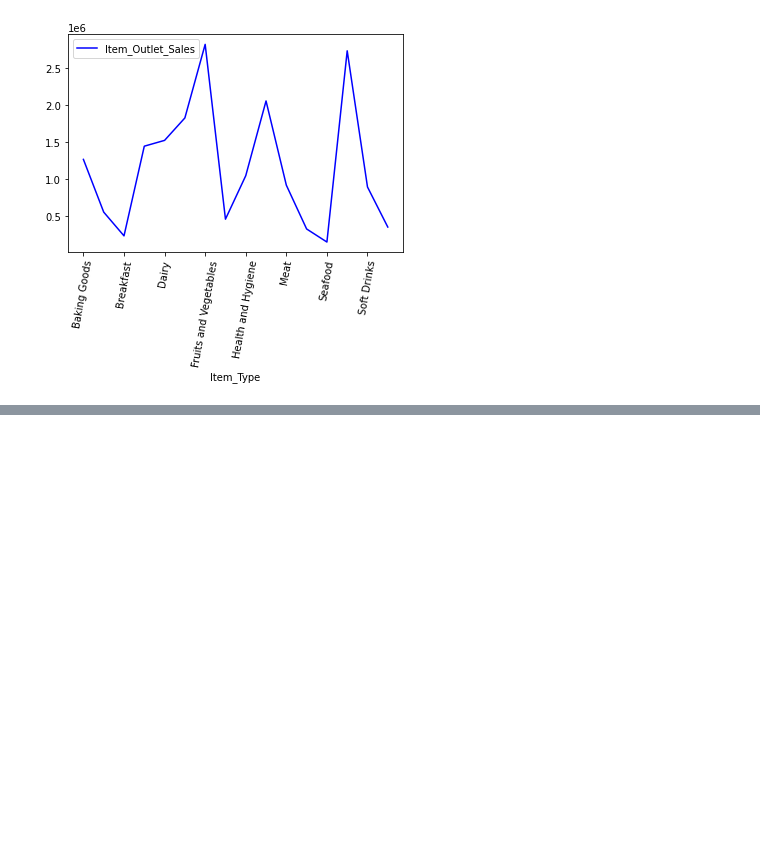
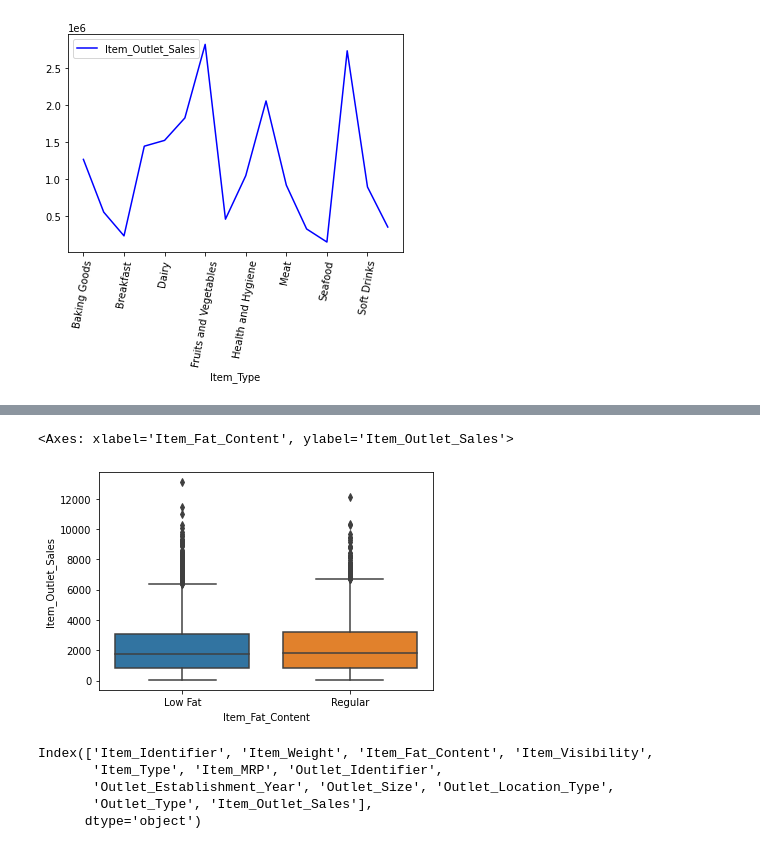
Before and after one commit to Jose-Balocchi/Retail---Predicciones-de-ventas, a Jupyter notebook: 05_Proyecto_1.ipynb, the cells around one changed output, grey strips where cells are left out. Cells and saved outputs as stored; diff of their text form; code cells hidden in the pictures; blank space fills up the shorter version.

```diff
--- a/05_Proyecto_1.ipynb
+++ b/05_Proyecto_1.ipynb
@@ -441,0 +449,5 @@ plt.legend()
+# %%
+sns.boxplot(x='Item_Fat_Content', y='Item_Outlet_Sales', data=df)
+# %% [output]
+<Axes: xlabel='Item_Fat_Content', ylabel='Item_Outlet_Sales'>
+[figure, added]
@@ -441,0 +456,8 @@ plt.legend()
+# %%
+df.columns
+# %% [output]
+Index(['Item_Identifier', 'Item_Weight', 'Item_Fat_Content', 'Item_Visibility',
+       'Item_Type', 'Item_MRP', 'Outlet_Identifier',
+       'Outlet_Establishment_Year', 'Outlet_Size', 'Outlet_Location_Type',
+       'Outlet_Type', 'Item_Outlet_Sales'],
+      dtype='object')
```
Also changed, not shown: parts of 7 cells of this notebook.
